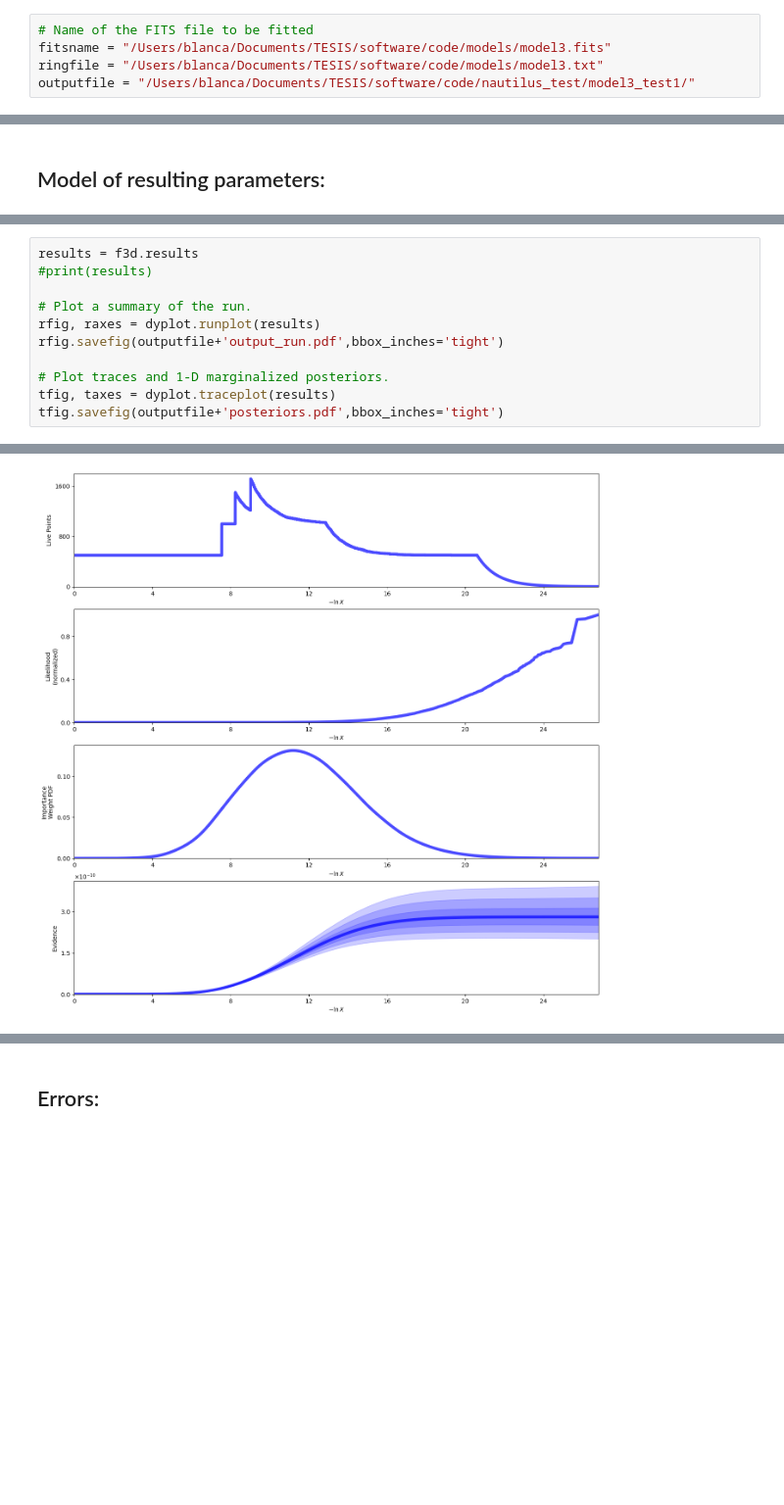
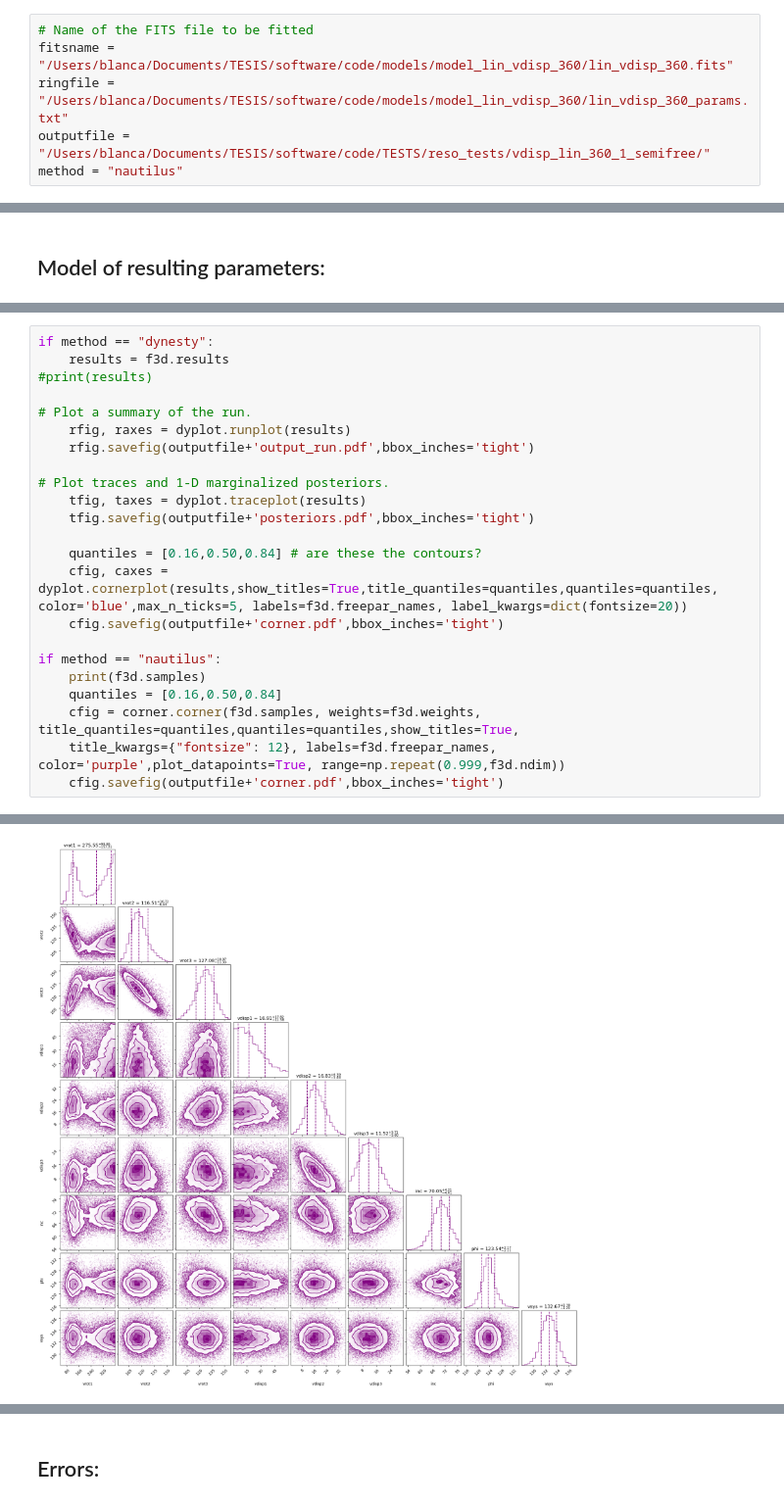
Before and after one commit to blancacmaestre/code, a Jupyter notebook: test_BBB.ipynb, the cells around one changed output, grey strips where cells are left out. Shown at 98% size. Saved outputs shown, nothing was run; the diff lists cells and outputs as text; blank space fills up the shorter version.

```diff
--- a/test_BBB.ipynb
+++ b/test_BBB.ipynb
@@ -29,9 +30,10 @@ BBmain = "/Users/blanca/Documents/TESIS/software/Bbarolo-1.7/BBarolo"
 model 4 has constant vdisp and model 3 has the linear thing
 # %%
 # Name of the FITS file to be fitted
-fitsname = "/Users/blanca/Documents/TESIS/software/code/models/model3.fits"
-ringfile = "/Users/blanca/Documents/TESIS/software/code/models/model3.txt"
-outputfile = "/Users/blanca/Documents/TESIS/software/code/nautilus_test/model3_test1/"
+fitsname = "/Users/blanca/Documents/TESIS/software/code/models/model_lin_vdisp_360/lin_vdisp_360.fits"
+ringfile = "/Users/blanca/Documents/TESIS/software/code/models/model_lin_vdisp_360/lin_vdisp_360_params.txt"
+outputfile = "/Users/blanca/Documents/TESIS/software/code/TESTS/reso_tests/vdisp_lin_360_1_semifree/"
+method = "nautilus"
 # %% [markdown]
 ## Fitting:
 # %%
@@ -222,12 +256,24 @@ AttributeError: 'BayesianBBarolo' object has no attribute 'params'
 # %%
-results = f3d.results
+if method == "dynesty":
+    results = f3d.results
 #print(results)
 
 # Plot a summary of the run.
-rfig, raxes = dyplot.runplot(results)
-rfig.savefig(outputfile+'output_run.pdf',bbox_inches='tight')
+    rfig, raxes = dyplot.runplot(results)
+    rfig.savefig(outputfile+'output_run.pdf',bbox_inches='tight')
 
 # Plot traces and 1-D marginalized posteriors.
-tfig, taxes = dyplot.traceplot(results)
-tfig.savefig(outputfile+'posteriors.pdf',bbox_inches='tight')
+    tfig, taxes = dyplot.traceplot(results)
+    tfig.savefig(outputfile+'posteriors.pdf',bbox_inches='tight')
+
+    quantiles = [0.16,0.50,0.84] # are these the contours?
+    cfig, caxes = dyplot.cornerplot(results,show_titles=True,title_quantiles=quantiles,quantiles=quantiles, color='blue',max_n_ticks=5, labels=f3d.freepar_names, label_kwargs=dict(fontsize=20))
+    cfig.savefig(outputfile+'corner.pdf',bbox_inches='tight')
+
+if method == "nautilus":
+    print(f3d.samples)
+    quantiles = [0.16,0.50,0.84]
+    cfig = corner.corner(f3d.samples, weights=f3d.weights, title_quantiles=quantiles,quantiles=quantiles,show_titles=True,
+    title_kwargs={"fontsize": 12}, labels=f3d.freepar_names, color='purple',plot_datapoints=True, range=np.repeat(0.999,f3d.ndim))
+    cfig.savefig(outputfile+'corner.pdf',bbox_inches='tight')
 # %% [output]
@@ -235 +293 @@ FileNotFoundError: [Errno 2] No such file or directory: '/Users/blanca/Documents
-[figure, old version]
+[figure, new version]
```
Also changed, not shown: parts of 12 cells of this notebook, 1 other file.
